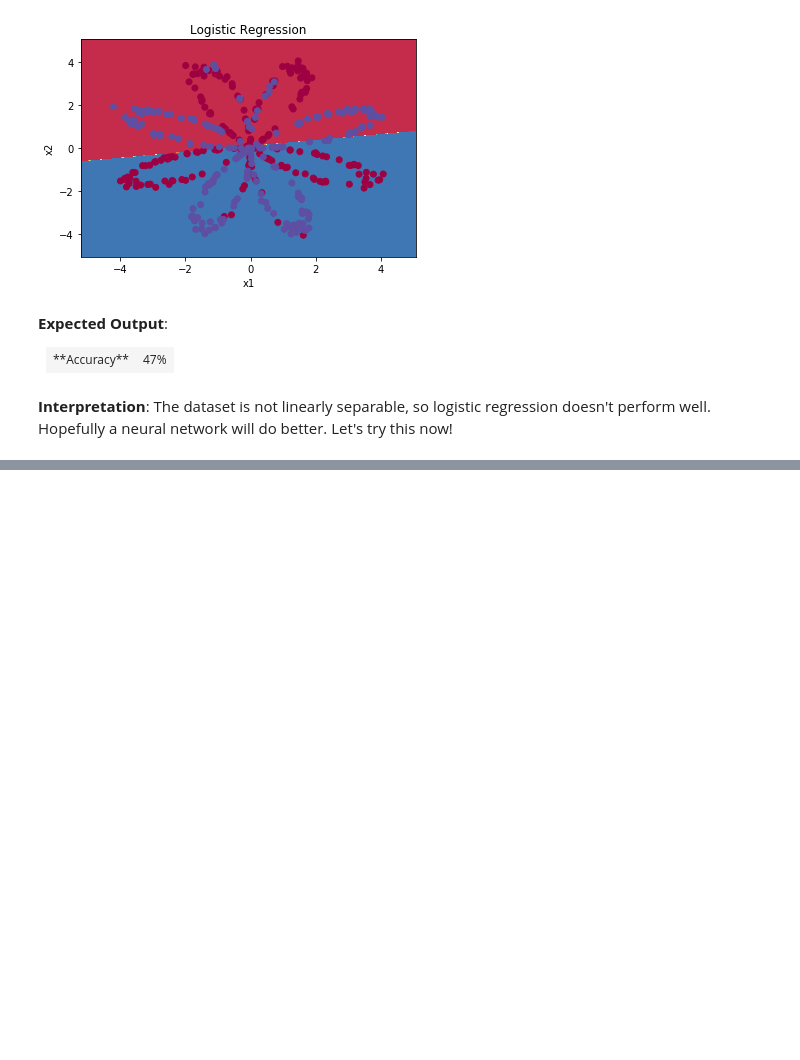
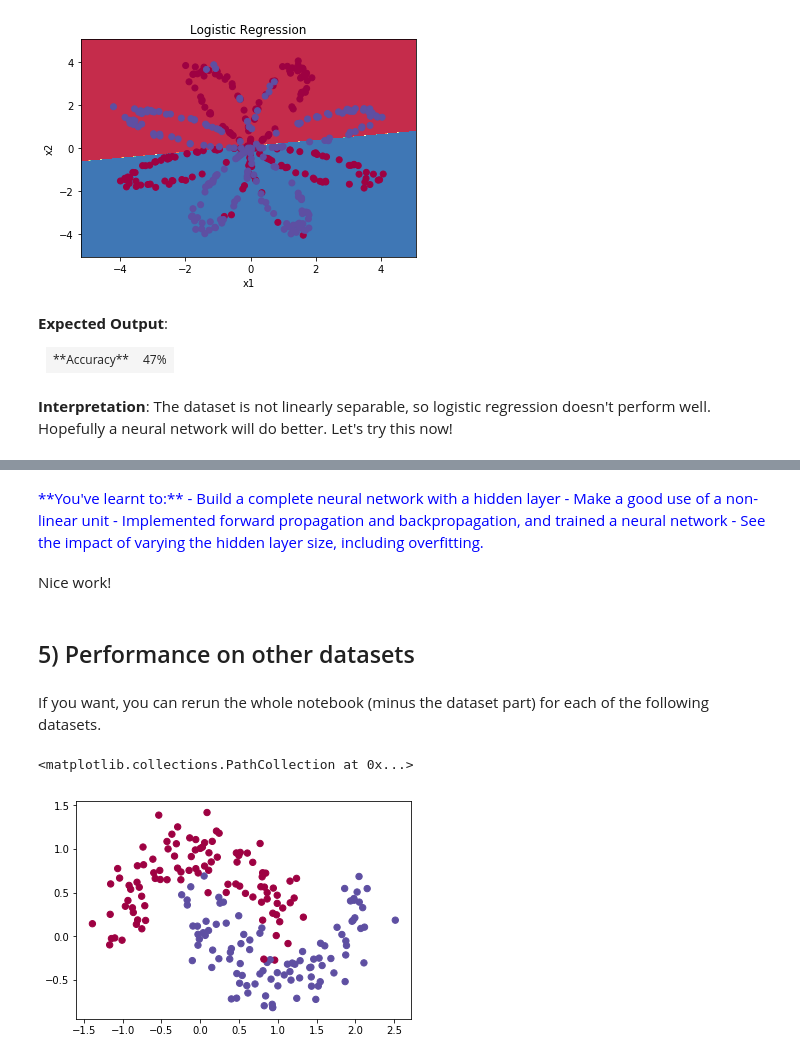
Before and after one commit to RookieDay/Deep_Learning, a Jupyter notebook: 课后作业/Part1 神经网络和深度学习/第三周浅层神经网络_编程作业/Planar data classification with one hidden layer.ipynb, the cells around one changed output, grey strips where cells are left out. Saved outputs shown, nothing was run; the diff lists cells and outputs as text; code cells hidden in the pictures; blank space fills up the shorter version.

```diff
--- a/课后作业/Part1 神经网络和深度学习/第三周浅层神经网络_编程作业/Planar data classification with one hidden layer.ipynb
+++ b/课后作业/Part1 神经网络和深度学习/第三周浅层神经网络_编程作业/Planar data classification with one hidden layer.ipynb
@@ -183,0 +986,39 @@ Accuracy of logistic regression: 47 % (percentage of correctly labelled datapoin
+# %% [markdown]
+<font color='blue'>
+**You've learnt to:**
+- Build a complete neural network with a hidden layer
+- Make a good use of a non-linear unit
+- Implemented forward propagation and backpropagation, and trained a neural network
+- See the impact of varying the hidden layer size, including overfitting.
+# %% [markdown]
+Nice work!
+# %% [markdown]
+## 5) Performance on other datasets
+# %% [markdown]
+If you want, you can rerun the whole notebook (minus the dataset part) for each of the following datasets.
+# %%
+# Datasets
+noisy_circles, noisy_moons, blobs, gaussian_quantiles, no_structure = load_extra_datasets()
+
+datasets = {"noisy_circles": noisy_circles,
+            "noisy_moons": noisy_moons,
+            "blobs": blobs,
+            "gaussian_quantiles": gaussian_quantiles}
+
+### START CODE HERE ### (choose your dataset)
+dataset = "noisy_moons"
+### END CODE HERE ###
+
+X, Y = datasets[dataset]
+X, Y = X.T, Y.reshape(1, Y.shape[0])
+
+# make blobs binary
+if dataset == "blobs":
+    Y = Y%2
+
+# Visualize the data
+# plt.scatter(X[0, :], X[1, :], c=Y, s=40, cmap=plt.cm.Spectral)
+plt.scatter(X[0, :], X[1, :], c=np.squeeze(Y), s=40, cmap=plt.cm.Spectral)
+# %% [output]
+<matplotlib.collections.PathCollection at 0x...>
+[figure, added]
```
Also changed, not shown: parts of 49 cells of this notebook, 3 other files.
